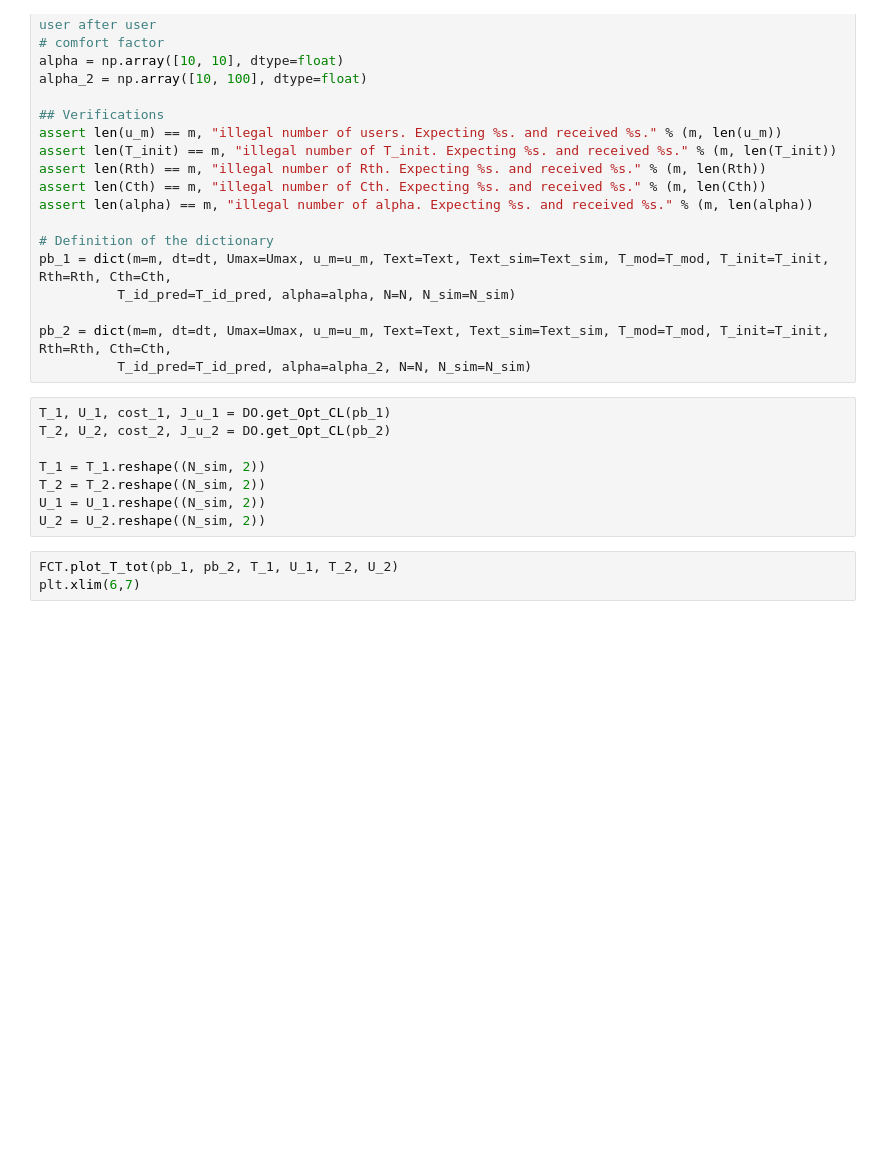
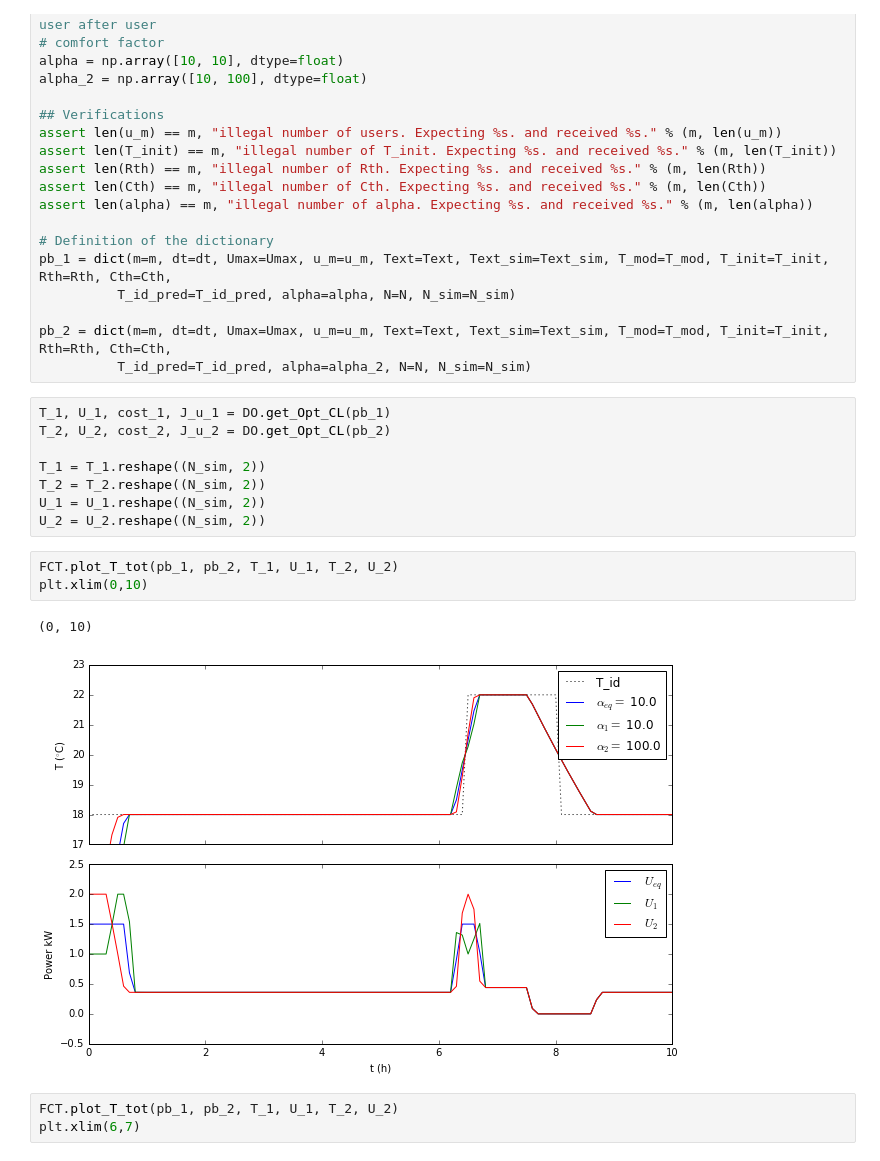
Before and after one commit to pierre-haessig/DMPC-security, a Jupyter notebook: Dynamic_cheating_DMPC.ipynb, the cells around one changed output. Saved outputs shown, nothing was run; the diff lists cells and outputs as text; blank space fills up the shorter version.

```diff
--- a/Dynamic_cheating_DMPC.ipynb
+++ b/Dynamic_cheating_DMPC.ipynb
@@ -87,6 +87,12 @@ T_1 = T_1.reshape((N_sim, 2))
 T_2 = T_2.reshape((N_sim, 2))
 U_1 = U_1.reshape((N_sim, 2))
 U_2 = U_2.reshape((N_sim, 2))
+# %%
+FCT.plot_T_tot(pb_1, pb_2, T_1, U_1, T_2, U_2)
+plt.xlim(0,10)
+# %% [output]
+(0, 10)
+[figure, added]
 # %%
 FCT.plot_T_tot(pb_1, pb_2, T_1, U_1, T_2, U_2)
 plt.xlim(6,7)
```
Also changed, not shown: parts of 2 cells of this notebook, 9 other files.
